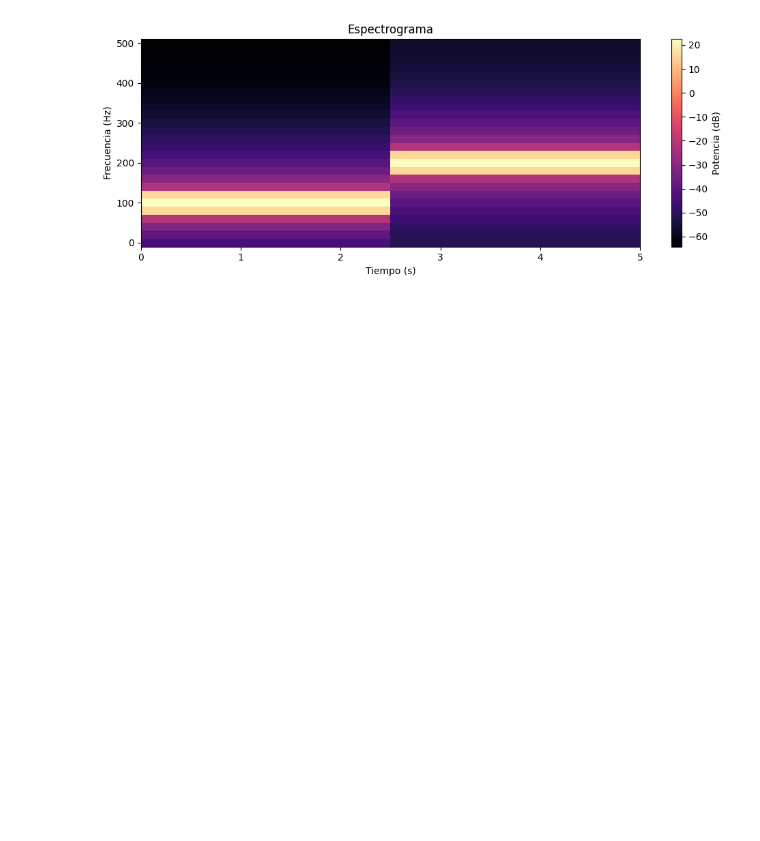
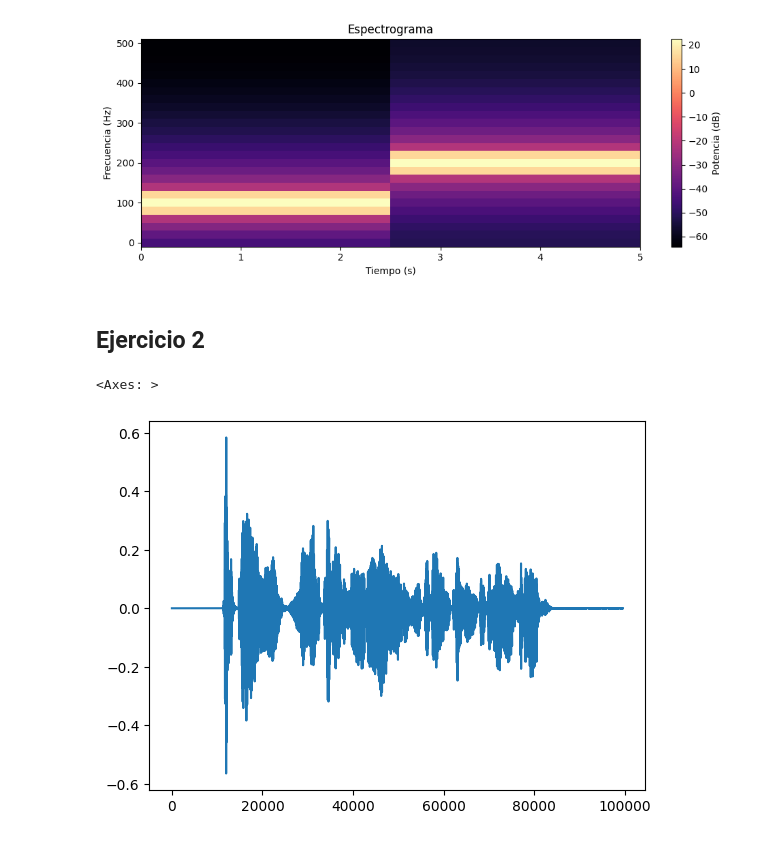
Before and after one commit to s4nt1lu1/pds, a Jupyter notebook: TP6/main.ipynb, the cells around one changed output. Drawn from its saved outputs; the diff is of its cells as text; code cells hidden in the pictures; blank space fills up the shorter version.

```diff
--- a/TP6/main.ipynb
+++ b/TP6/main.ipynb
@@ -90,3 +94,12 @@ times, freqs, S_db = generate_spectrogram(x3,fm,window_size=50, n_overlap=0)
 plot_spectogram(times,freqs,S_db)
 # %% [output]
 [figure]
+# %% [markdown]
+## Ejercicio 2
+# %%
+y, sr = librosa.load('data/ej2.wav')
+
+sns.lineplot(y)
+# %% [output]
+<Axes: >
+[figure, added]
```
Also changed, not shown: parts of 21 cells of this notebook, 4 other files.
